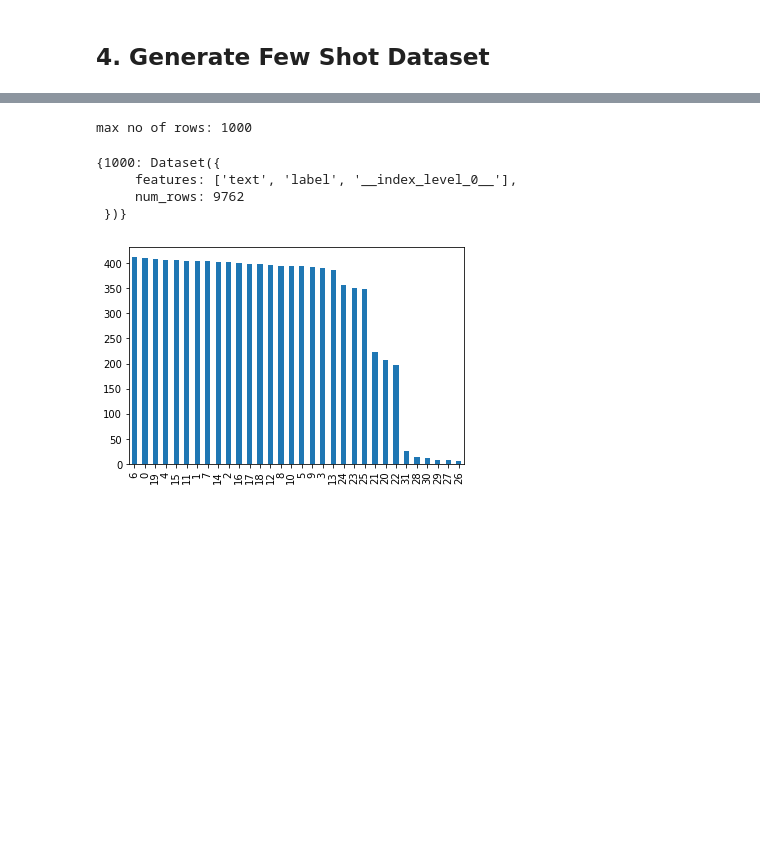
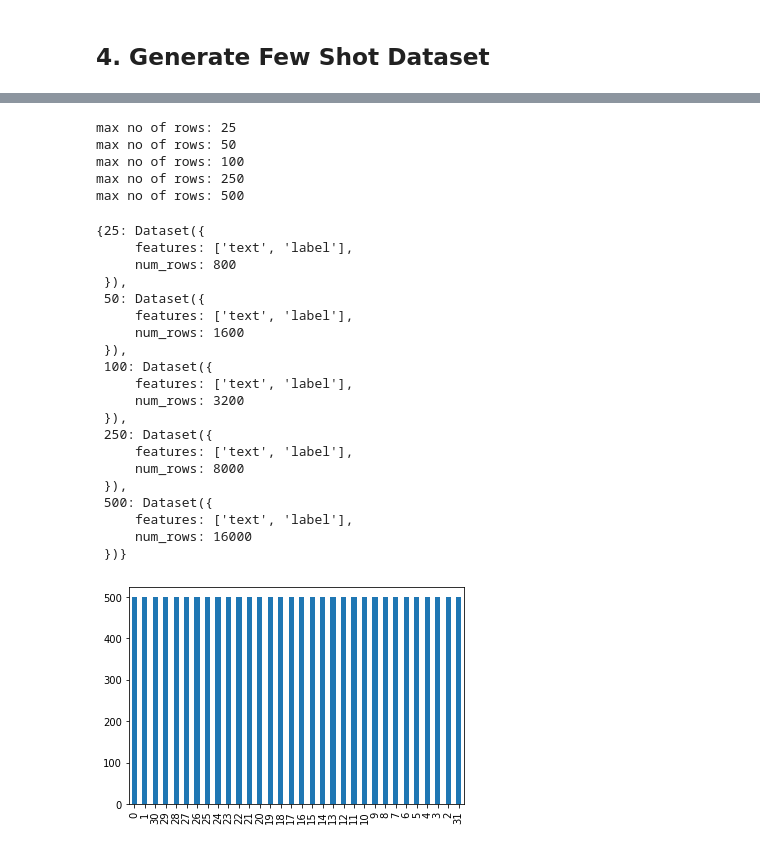
Before and after one commit to vincentclaes/emoji-predictor, a Jupyter notebook: fine-tune/04-few-shot-with-CLIP-on-train-dataset-tweets.ipynb, the cells around one changed output, grey strips where cells are left out. Drawn from its saved outputs; the diff is of its cells as text; code cells hidden in the pictures; blank space fills up the shorter version.

```diff
--- a/fine-tune/04-few-shot-with-CLIP-on-train-dataset-tweets.ipynb
+++ b/fine-tune/04-few-shot-with-CLIP-on-train-dataset-tweets.ipynb
@@ -75,41 +99,65 @@ df_train.head(2)
 # %%
 import matplotlib.pyplot as plt
 
 def plot(df):
     df["label"].value_counts().plot(kind = 'bar')
 
 
-def under_sample(df, max_no_rows=None):
+def sample(df, max_no_rows=None):
     if max_no_rows is None:
         max_no_rows = min([x[1].shape[0] for x in df.groupby("label")])
     print(f"max no of rows: {max_no_rows}")
 
-    def _under_sample(x):
+    def _sample(x):
         # do not undersample if we have less than
-        if x.shape[0] > max_no_rows:
-            return x.sample(n=max_no_rows, replace=False, axis=0).reset_index(drop=True)
-        return x
+#         if x.shape[0] > max_no_rows:
+        return x.sample(n=max_no_rows, replace=True, axis=0)
+#         return x
 
-    df = df.groupby("label", as_index=False).apply(lambda x: _under_sample(x))
+    df = df.groupby("label", as_index=False).apply(lambda x: _sample(x)).reset_index(drop=True)
     plot(df)
     return df
 
 # _range = [1, 5, 10, 15, 20, 25, 50, 100, 250, 500]
-_range = [1000]
+# _range = [1, 5, 10, 15, 20, 25, 50]
+# _range = [1, 5, 10, 15, 20]
+_range = [25, 50, 100, 250, 500]
+# _range = [1000]
+
 
 df_train = train_dataset.to_pandas()
 dataset_dict = {}
 
 for i in _range:
-    df_train_few_shot = under_sample(df=df_train, max_no_rows=i)
+    df_train_few_shot = sample(df=df_train, max_no_rows=i)
     dataset_dict[i] =  Dataset.from_pandas(df_train_few_shot)
 
 dataset_dict
 # %% [output]
-max no of rows: 1000
+max no of rows: 25
+max no of rows: 50
+max no of rows: 100
+max no of rows: 250
+max no of rows: 500
-{1000: Dataset({
-     features: ['text', 'label', '__index_level_0__'],
-     num_rows: 9762
+{25: Dataset({
+     features: ['text', 'label'],
+     num_rows: 800
+ }),
+ 50: Dataset({
+     features: ['text', 'label'],
+     num_rows: 1600
+ }),
+ 100: Dataset({
+     features: ['text', 'label'],
+     num_rows: 3200
+ }),
+ 250: Dataset({
+     features: ['text', 'label'],
+     num_rows: 8000
+ }),
+ 500: Dataset({
+     features: ['text', 'label'],
+     num_rows: 16000
  })}
-[figure, old version]
+[figure, new version]
 # %%
```
Also changed, not shown: parts of 4 cells of this notebook, 4 other files.
